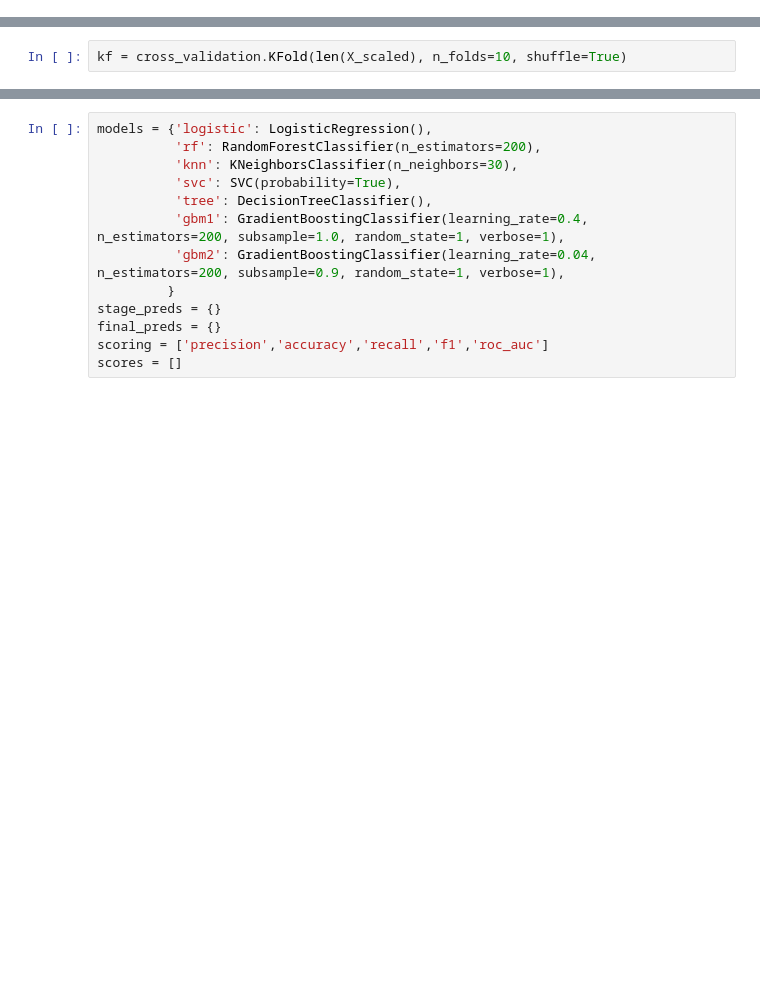
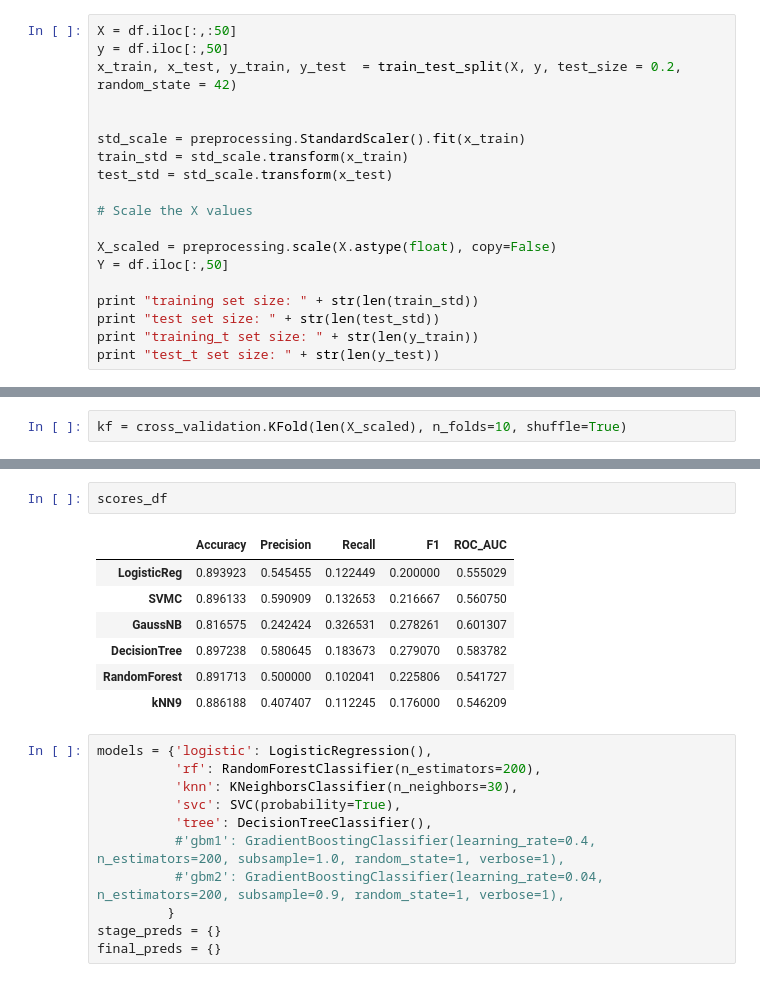
Before and after one commit to gfsoileau/Bank_marketing, a Jupyter notebook: bank.ipynb, the cells around one changed output, grey strips where cells are left out. Drawn from its saved outputs; the diff is of its cells as text; blank space fills up the shorter version.

```diff
--- a/bank.ipynb
+++ b/bank.ipynb
@@ -112,0 +94,19 @@ test_t = test_split.iloc[:, 50]
+# %%
+X = df.iloc[:,:50]
+y = df.iloc[:,50]
+x_train, x_test, y_train, y_test  = train_test_split(X, y, test_size = 0.2, random_state = 42)
+
+
+std_scale = preprocessing.StandardScaler().fit(x_train)
+train_std = std_scale.transform(x_train)
+test_std = std_scale.transform(x_test)
+
+# Scale the X values
+
+X_scaled = preprocessing.scale(X.astype(float), copy=False)
+Y = df.iloc[:,50]
+
+print "training set size: " + str(len(train_std))
+print "test set size: " + str(len(test_std))
+print "training_t set size: " + str(len(y_train))
+print "test_t set size: " + str(len(y_test))
@@ -166,16 +198,24 @@ print mean_svc_precision, mean_svc_accuracy,mean_svc_recall,mean_svc_f1,mean_svc
+# %%
+scores_df
+# %% [output]
+|  | Accuracy | Precision | Recall | F1 | ROC_AUC |
+| LogisticReg | 0.893923 | 0.545455 | 0.122449 | 0.200000 | 0.555029 |
+| SVMC | 0.896133 | 0.590909 | 0.132653 | 0.216667 | 0.560750 |
+| GaussNB | 0.816575 | 0.242424 | 0.326531 | 0.278261 | 0.601307 |
+| DecisionTree | 0.897238 | 0.580645 | 0.183673 | 0.279070 | 0.583782 |
+| RandomForest | 0.891713 | 0.500000 | 0.102041 | 0.225806 | 0.541727 |
+| kNN9 | 0.886188 | 0.407407 | 0.112245 | 0.176000 | 0.546209 |
 # %%
 models = {'logistic': LogisticRegression(),
           'rf': RandomForestClassifier(n_estimators=200),
           'knn': KNeighborsClassifier(n_neighbors=30),
           'svc': SVC(probability=True),
           'tree': DecisionTreeClassifier(),
-          'gbm1': GradientBoostingClassifier(learning_rate=0.4,  n_estimators=200, subsample=1.0, random_state=1, verbose=1),
-          'gbm2': GradientBoostingClassifier(learning_rate=0.04, n_estimators=200, subsample=0.9, random_state=1, verbose=1),
+          #'gbm1': GradientBoostingClassifier(learning_rate=0.4,  n_estimators=200, subsample=1.0, random_state=1, verbose=1),
+          #'gbm2': GradientBoostingClassifier(learning_rate=0.04, n_estimators=200, subsample=0.9, random_state=1, verbose=1),
          }
 stage_preds = {}
 final_preds = {}
-scoring = ['precision','accuracy','recall','f1','roc_auc']
-scores = []
 # %%
 for mname, m in models.iteritems():
     print "*** %s" % mname
```
Also changed, not shown: parts of 17 cells of this notebook.
